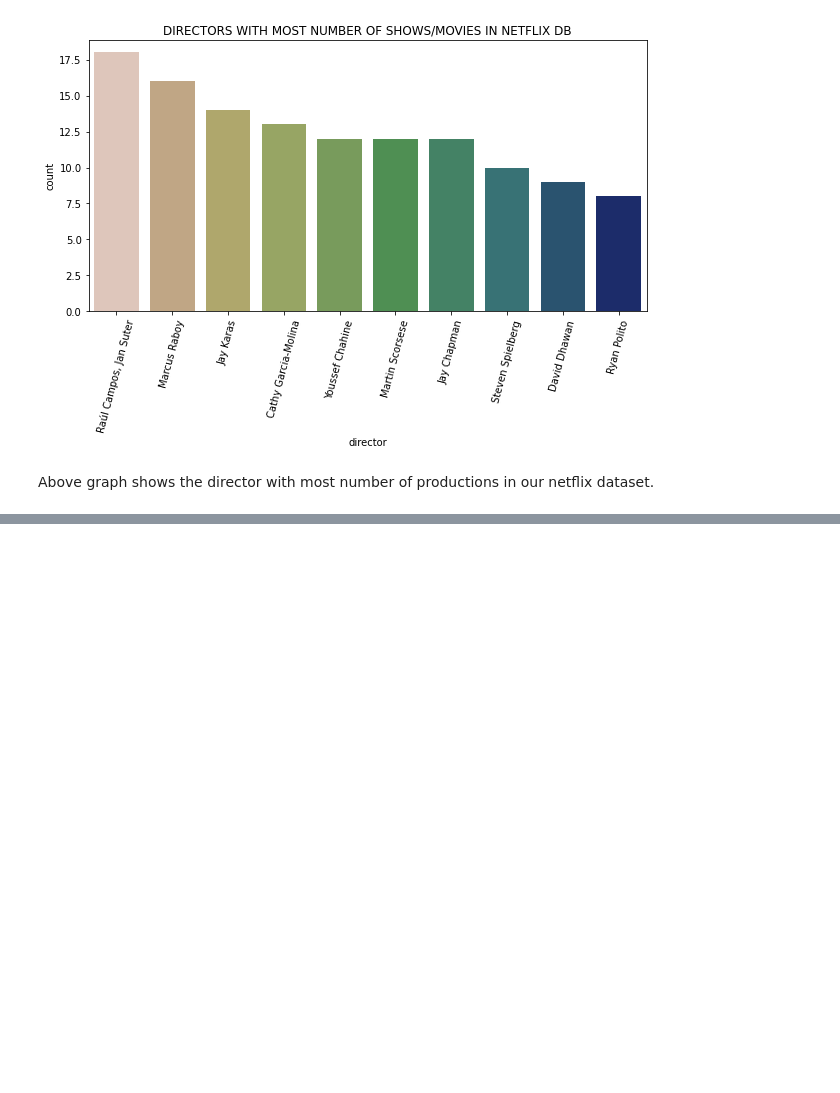
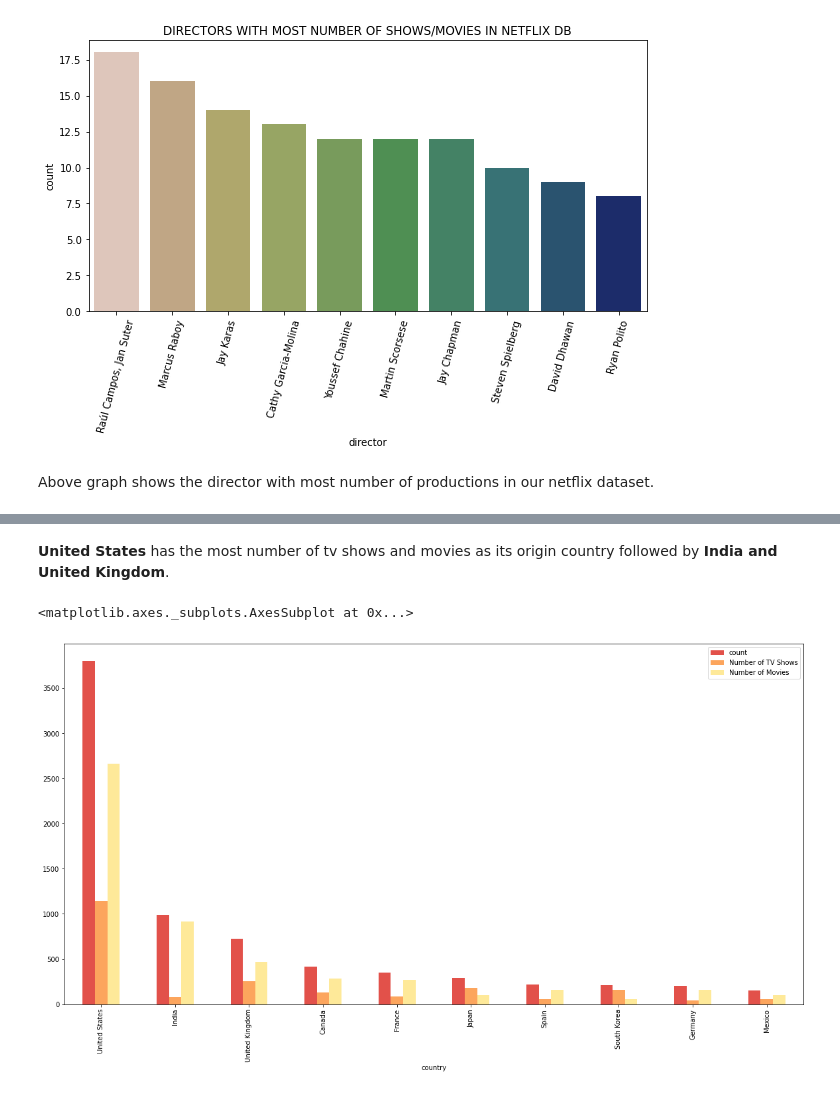
Before and after one commit to Kanika211/Netflix-movies-and-TV-shows-clustering, a Jupyter notebook: Netflix_movies_and_tv_shows_clustering.ipynb, the cells around one changed output, grey strips where cells are left out. Cells and saved outputs as stored; diff of their text form; code cells hidden in the pictures; blank space fills up the shorter version.

```diff
--- a/Netflix_movies_and_tv_shows_clustering.ipynb
+++ b/Netflix_movies_and_tv_shows_clustering.ipynb
@@ -270,0 +387,18 @@ Above graph shows the director with most number of productions in our netflix da
+# %%
+#Declaring two new columns for the count of tv shows and movies each
+country_count["Number of TV Shows"] = ""
+country_count["Number of Movies"] = ""
+# %%
+#Counting the number of shows and movies for each country
+for i in range(len(country_count)):
+  count_tv = 0
+  count_movie = 0
+  country_name = country_count.country[i]
+  for j in range(len(netflix_df)):
+    if((netflix_df['type'][j] == 'Movie') & (country_name in netflix_df['country'][j])):
+      count_movie = count_movie + 1
+    elif((netflix_df['type'][j] == 'TV Show') & (country_name in netflix_df['country'][j])):
+      count_tv = count_tv + 1
+
+  country_count["Number of TV Shows"][i] = count_tv
+  country_count["Number of Movies"][i] = count_movie
@@ -270,0 +420,11 @@ Above graph shows the director with most number of productions in our netflix da
+# %%
+#Sort the dataset to see the toppers
+country_count=country_count.sort_values('count',ascending=False)
+index_names = country_count[ country_count['country'] == '' ].index
+country_count.drop(index_names, inplace = True)
+country_count.reset_index(inplace=True)
+# %%
+#Top 20 countries
+top_countries=country_count.head(10)
+top_countries = top_countries[top_countries['country']!='']
+top_countries
@@ -270,0 +443,8 @@ Above graph shows the director with most number of productions in our netflix da
+# %% [markdown]
+**United States** has the most number of tv shows and movies as its origin country followed by **India and United Kingdom**.
+# %%
+#Plotting a bargraph
+top_countries.plot(x="country", y=['count','Number of TV Shows','Number of Movies'], kind="bar",figsize=(20,10))
+# %% [output]
+<matplotlib.axes._subplots.AxesSubplot at 0x...>
+[figure, added]
```
Also changed, not shown: parts of 53 cells of this notebook.
